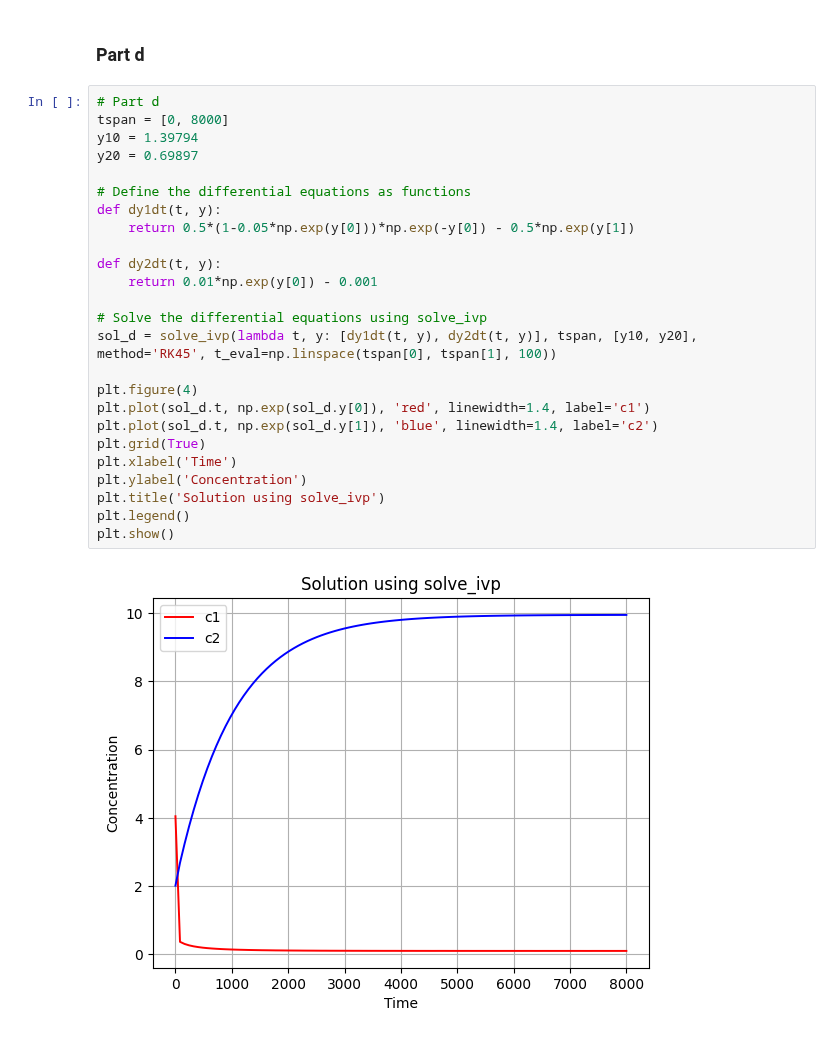
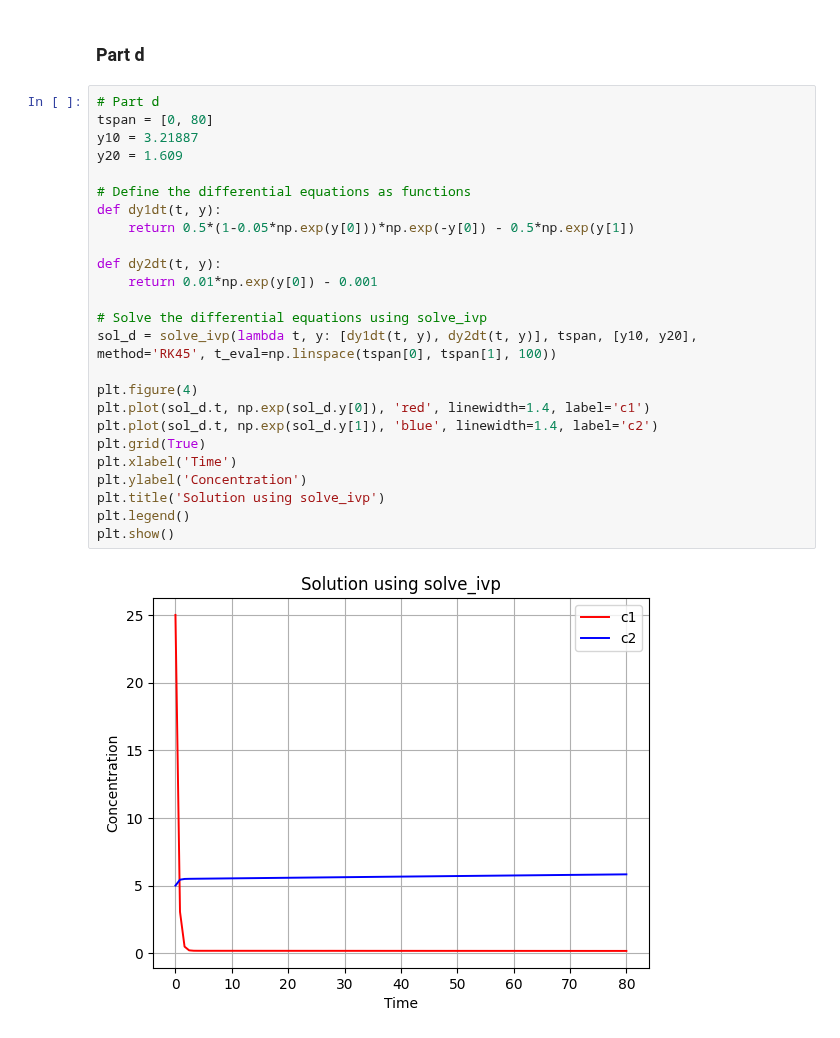
Before and after one commit to Mani0237/Prelims, a Jupyter notebook: 2023/sachin_Q3.ipynb, the cells around one changed output. Saved outputs shown, nothing was run; the diff lists cells and outputs as text.

```diff
--- a/2023/sachin_Q3.ipynb
+++ b/2023/sachin_Q3.ipynb
@@ -83,28 +83,28 @@ plt.show()
 ### Part d
 # %%
 # Part d
-tspan = [0, 8000]
-y10 = 1.39794
-y20 = 0.69897
+tspan = [0, 80]
+y10 = 3.21887
+y20 = 1.609
 
 # Define the differential equations as functions
 def dy1dt(t, y):
     return 0.5*(1-0.05*np.exp(y[0]))*np.exp(-y[0]) - 0.5*np.exp(y[1])
 
 def dy2dt(t, y):
     return 0.01*np.exp(y[0]) - 0.001
 
 # Solve the differential equations using solve_ivp
 sol_d = solve_ivp(lambda t, y: [dy1dt(t, y), dy2dt(t, y)], tspan, [y10, y20], method='RK45', t_eval=np.linspace(tspan[0], tspan[1], 100))
 
 plt.figure(4)
 plt.plot(sol_d.t, np.exp(sol_d.y[0]), 'red', linewidth=1.4, label='c1')
 plt.plot(sol_d.t, np.exp(sol_d.y[1]), 'blue', linewidth=1.4, label='c2')
 plt.grid(True)
 plt.xlabel('Time')
 plt.ylabel('Concentration')
 plt.title('Solution using solve_ivp')
 plt.legend()
 plt.show()
 # %% [output]
-[figure, old version]
+[figure, new version]
```
Also changed, not shown: parts of 1 cell of this notebook.
